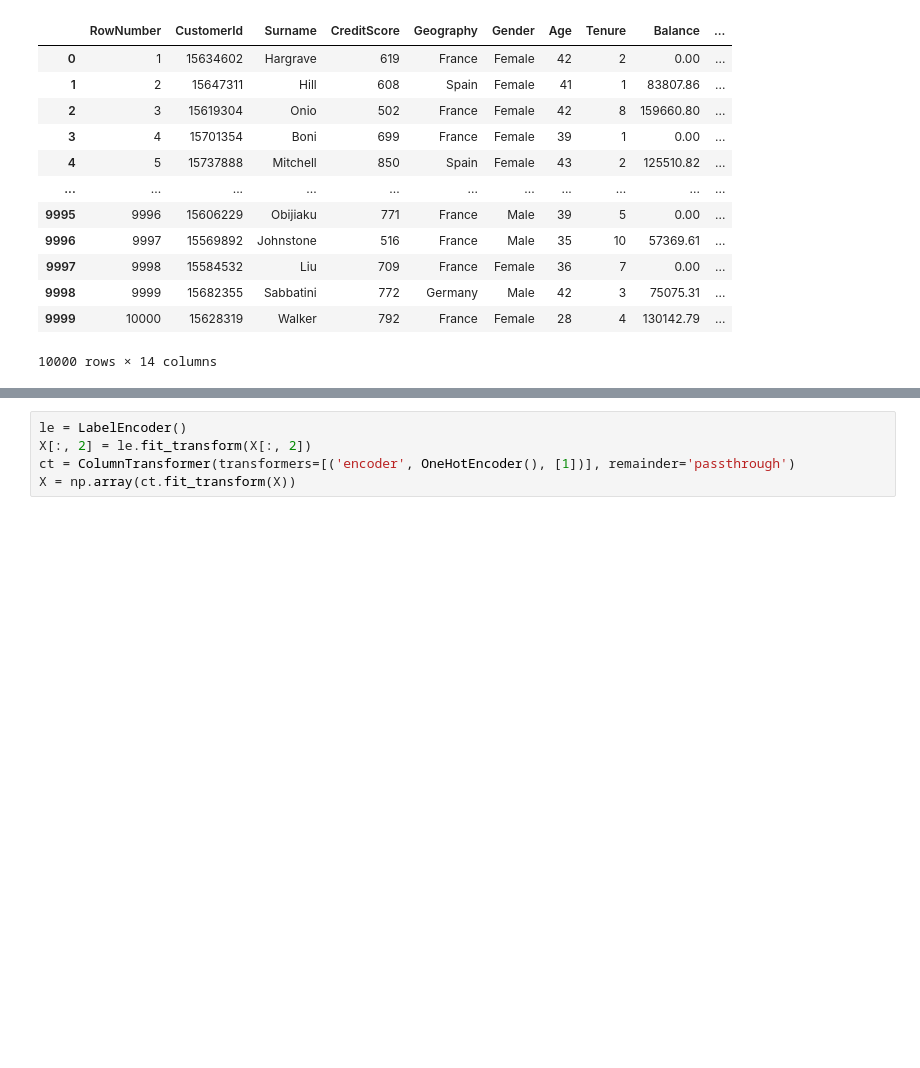
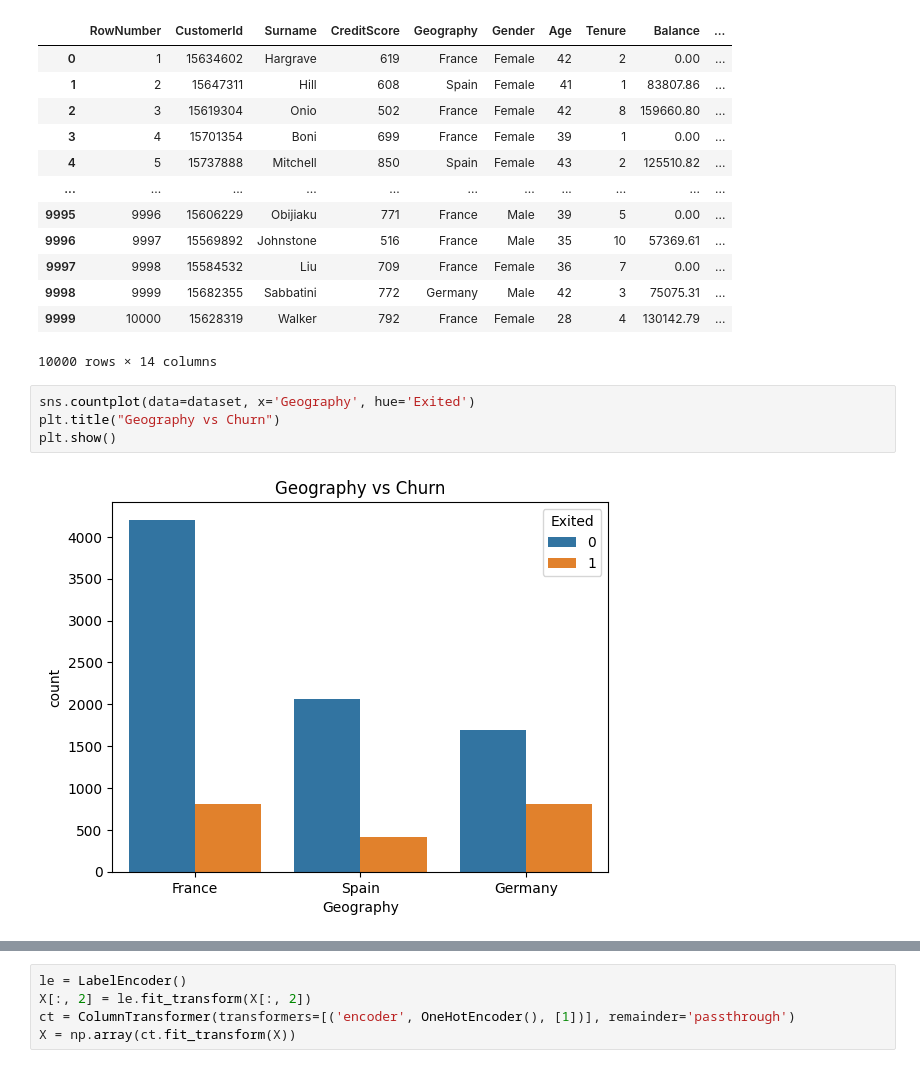
Before and after one commit to severussnape19/Deep_Learning, a Jupyter notebook: Practice/Churn_bank.ipynb, the cells around one changed output, grey strips where cells are left out. Saved outputs shown, nothing was run; the diff lists cells and outputs as text; blank space fills up the shorter version.

```diff
--- a/Practice/Churn_bank.ipynb
+++ b/Practice/Churn_bank.ipynb
@@ -29,3 +30,9 @@ dataset
 | 9998 | 9999 | 15682355 | Sabbatini | 772 | Germany | Male | 42 | 3 | 75075.31 | ... |
 | 9999 | 10000 | 15628319 | Walker | 792 | France | Female | 28 | 4 | 130142.79 | ... |
 10000 rows × 14 columns
+# %%
+sns.countplot(data=dataset, x='Geography', hue='Exited')
+plt.title("Geography vs Churn")
+plt.show()
+# %% [output]
+[figure, added]
```
Also changed, not shown: parts of 12 cells of this notebook.
